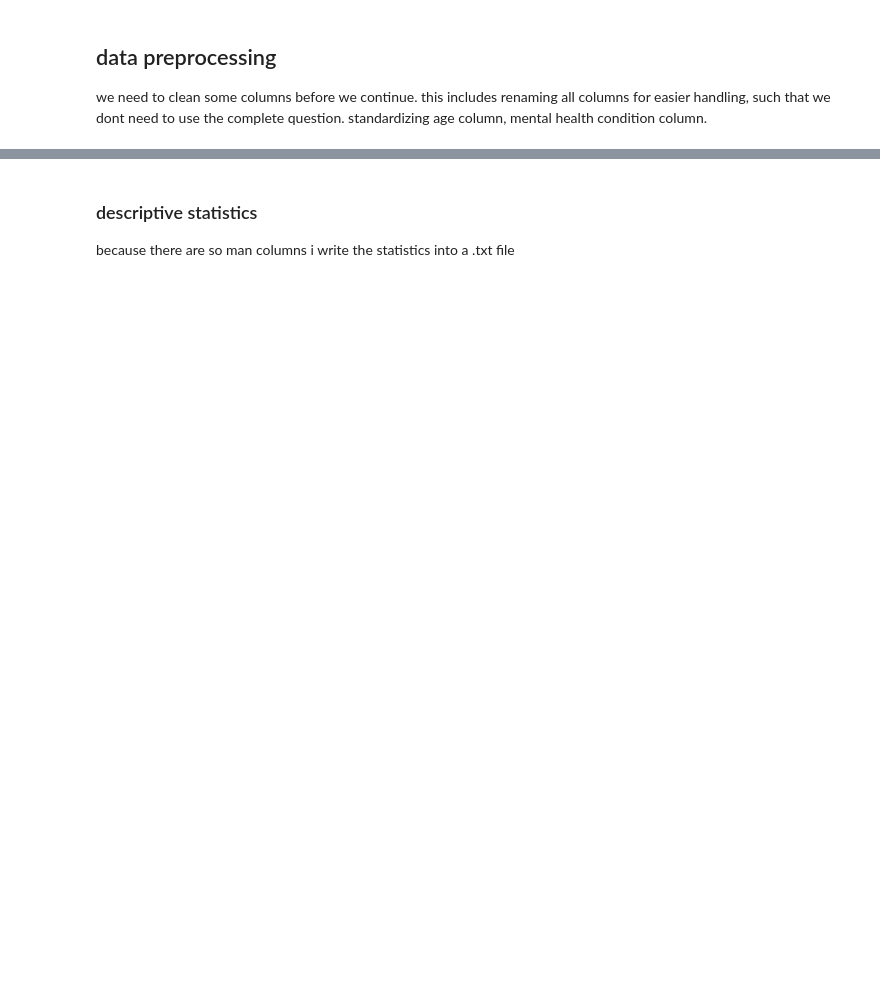
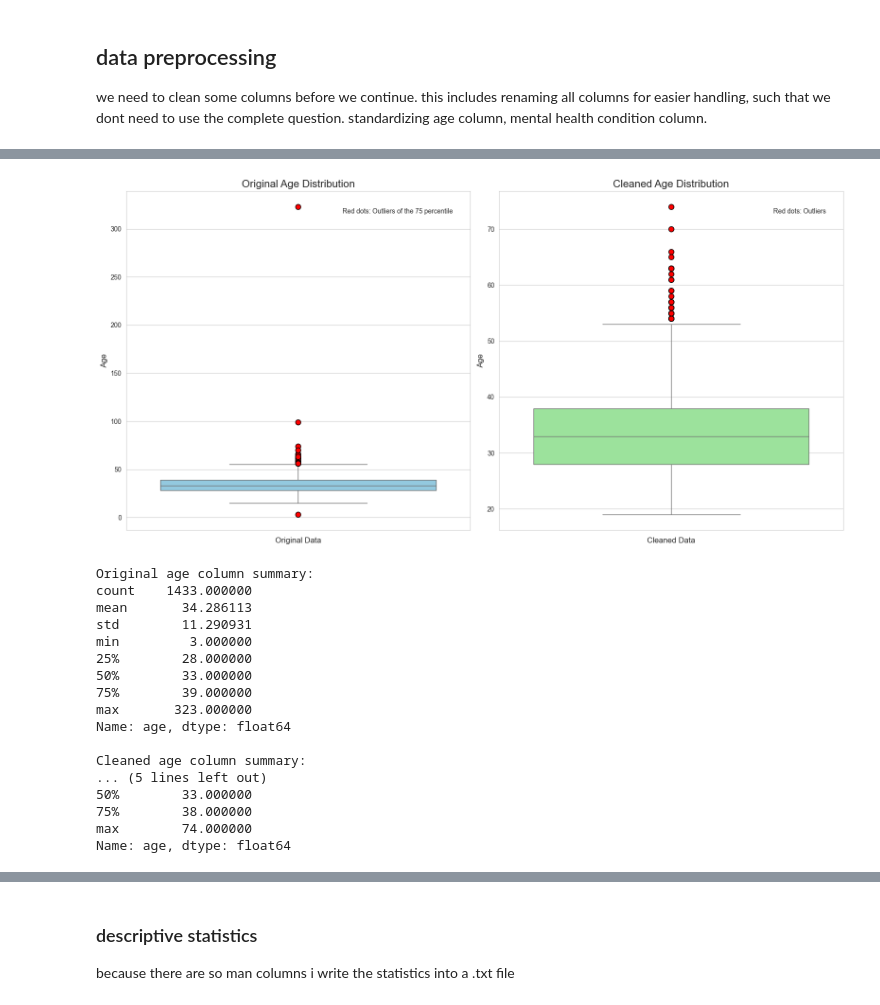
Before and after one commit to KonradKlein91/ml_unservised_learning, a Jupyter notebook: main.ipynb, the cells around one changed output, grey strips where cells are left out. Saved outputs shown, nothing was run; the diff lists cells and outputs as text; code cells hidden in the pictures; blank space fills up the shorter version.

```diff
--- a/main.ipynb
+++ b/main.ipynb
@@ -171,3 +252,75 @@ np.int64(1433)
+# %%
+# Create a copy of the DataFrame to avoid modifying the original
+df_cleaned = df.copy()
+
+# List of outlier values
+outliers = [323, 99, 3, 15, 17]
+
+# Calculate the median of non-outlier ages
+median_age = df_cleaned[~df_cleaned['age'].isin(outliers)]['age'].median()
+
+# Replace outliers and missing values with the calculated median
+df_cleaned['age'] = df_cleaned['age'].replace(outliers, median_age)
+df_cleaned['age'] = df_cleaned['age'].fillna(median_age)
+
+# Create side by side boxplots of the two dataframes
+fig, (ax1, ax2) = plt.subplots(1, 2, figsize=(16, 8))
+
+# Boxplot for original data
+sns.boxplot(data=df, y='age', color='skyblue', ax=ax1,
+            flierprops={'marker': 'o', 'markerfacecolor': 'red', 'markersize': 8, 'markeredgecolor': 'black'})
+ax1.set_title('Original Age Distribution', fontsize=16)
+ax1.set_ylabel('Age', fontsize=12)
+ax1.set_xlabel('Original Data', fontsize=12)
+
+# Add a text annotation explaining the outliers for original data
+ax1.text(0.95, 0.95, 'Red dots: Outliers of the 75 percentile', transform=ax1.transAxes,
+         verticalalignment='top', horizontalalignment='right',
+         bbox={'facecolor': 'white', 'alpha': 0.8, 'pad': 5})
+
+# Boxplot for cleaned data
+sns.boxplot(data=df_cleaned, y='age', color='lightgreen', ax=ax2,
+            flierprops={'marker': 'o', 'markerfacecolor': 'red', 'markersize': 8, 'markeredgecolor': 'black'})
+ax2.set_title('Cleaned Age Distribution', fontsize=16)
+ax2.set_ylabel('Age', fontsize=12)
+ax2.set_xlabel('Cleaned Data', fontsize=12)
+
+# Add a text annotation explaining the outliers for cleaned data
+ax2.text(0.95, 0.95, 'Red dots: Outliers', transform=ax2.transAxes,
+         verticalalignment='top', horizontalalignment='right',
+         bbox={'facecolor': 'white', 'alpha': 0.8, 'pad': 5})
+
+# Adjust the layout and display the plot
+plt.tight_layout()
+plt.show()
+
+# Print summary statistics to verify the changes
+print("\nOriginal age column summary:")
+print(df['age'].describe())
+print("\nCleaned age column summary:")
+print(df_cleaned['age'].describe())
+
+# Replace the original df with the new one for further processing
+df = df_cleaned
+# %% [output]
+[figure, added]
+Original age column summary:
+count    1433.000000
+mean       34.286113
+std        11.290931
+min         3.000000
+25%        28.000000
+50%        33.000000
+75%        39.000000
+max       323.000000
+Name: age, dtype: float64
+
+Cleaned age column summary:
+... (5 lines left out)
+50%        33.000000
+75%        38.000000
+max        74.000000
+Name: age, dtype: float64
 # %%
 # List of all unique conditions
 conditions = [
```
Also changed, not shown: parts of 20 cells of this notebook.
